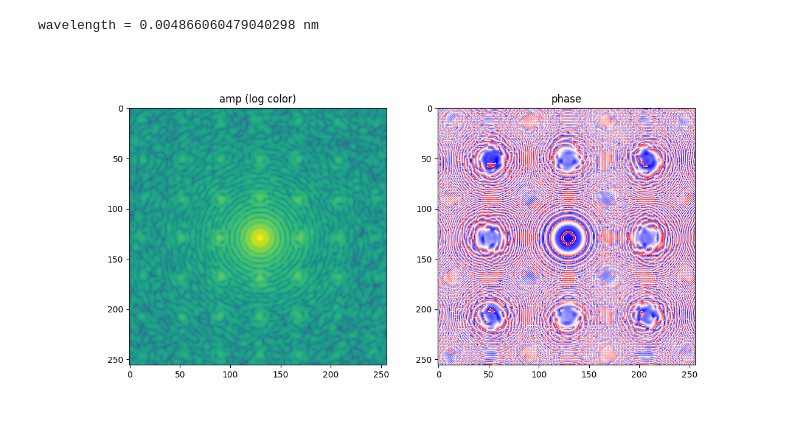
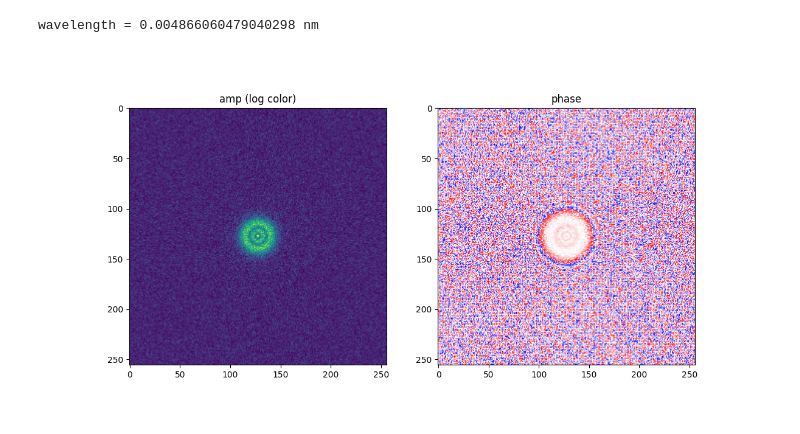
Before and after one commit to DavidLanders95/MonteCarloMS, a Jupyter notebook: dual_aperture.ipynb, the cells around one changed output. Saved outputs shown, nothing was run; the diff lists cells and outputs as text; code cells hidden in the pictures.

```diff
--- a/dual_aperture.ipynb
+++ b/dual_aperture.ipynb
@@ -35,33 +35,30 @@ ax2.set_title('phase shift');
 um = 1e-6
 nm = 1e-9
 
-if False:
-    intermediate_aperture = Aperture(
-        z=2500 * um, radius=100 * um, cyx=None,  #(100 * um, 100 * um)
-    )
-else:
-    intermediate_aperture = None
-
-num_rays = int(1e5)
+num_rays = int(5e5)
 print(f"wavelength = {wavelength * 1e9} nm")
 
 wavefront = run_model(
     num_rays,
     wavelength,
-    # Aperture(
-    #     z=0 * nm, radius=5 * nm, cyx=None,
-    # ),
-    Sample(
-        z=0 * nm,
-        size=(3 * nm, 3 * nm),
-        illuminated_r=2 * nm,
-        illuminated_cyx=(0.5 * nm, 0.5 * nm),
-        phase_shift=xp.asarray(phase_shift),
-        periodic=True,
-    ),
-    None,
-    Detector(
-        z=1000 * nm, shape=(256, 256), size=(64 * nm, 64 * nm)
+    (
+        # Sample(
+        #     z=0 * nm,
+        #     size=(3 * nm, 3 * nm),
+        #     illuminated_r=10 * nm,
+        #     illuminated_cyx=(0.5 * nm, 0.5 * nm),
+        #     phase_shift=xp.asarray(phase_shift),
+        #     periodic=True,
+        # ),
+        Aperture(
+            z=0 * nm, radius=5 * nm, cyx=None,
+        ),
+        Aperture(
+            z=500 * nm, radius=10 * nm, cyx=None,
+        ),
+        Detector(
+            z=1000 * nm, shape=(256, 256), size=(64 * nm, 64 * nm)
+        ),
     ),
     batch_size=int(1e3),
 )
@@ -69,12 +66,12 @@ wavefront = run_model(
 wavelength = 0.004866060479040298 nm
 # %%
 fig, (ax1, ax2) = plt.subplots(1, 2, figsize=(12, 6))
-ax1.imshow(np.abs(wavefront), norm=LogNorm())
+ax1.imshow(np.abs(wavefront))
 ax1.set_title('amp (log color)')
 ax2.imshow(np.angle(wavefront), cmap='bwr', vmin=-np.pi, vmax=np.pi)
 ax2.set_title('phase');
 # %% [output]
-[figure, old version]
+[figure, new version]
 # %%
 # # Check aperture sampling is uniform-ish
 # points = Aperture(
```
Also changed, not shown: parts of 1 cell of this notebook.
